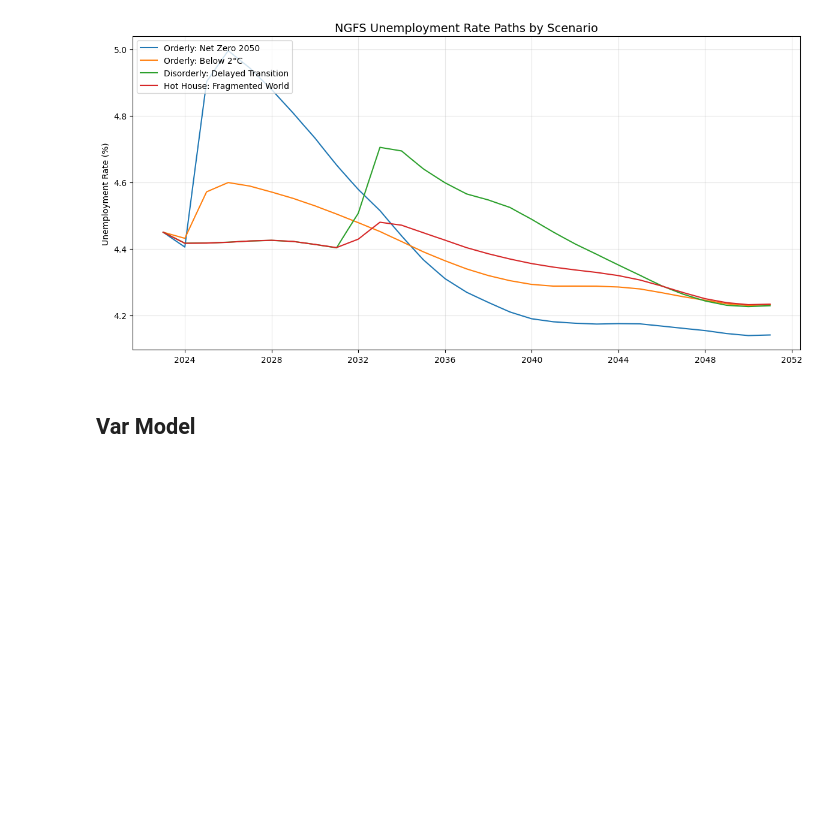
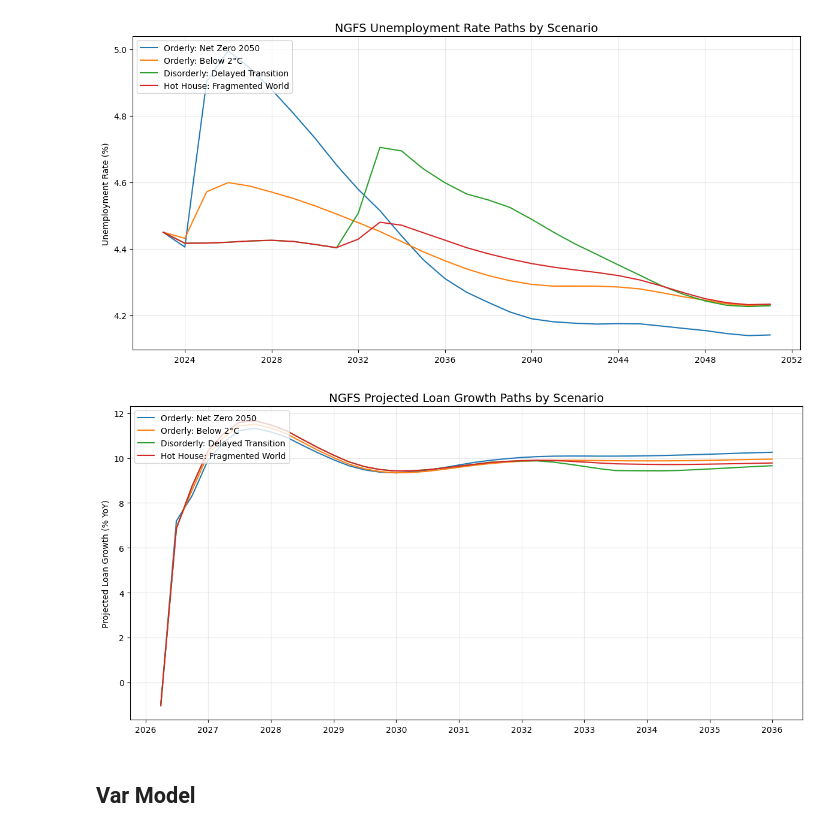
Before and after one commit to gpointd/ECON-522-Forecasting-Project, a Jupyter notebook: Climate Data/Climate Analysis.ipynb, the cells around one changed output. Cells and saved outputs as stored; diff of their text form; code cells hidden in the pictures; blank space fills up the shorter version.

```diff
--- a/Climate Data/Climate Analysis.ipynb
+++ b/Climate Data/Climate Analysis.ipynb
@@ -638,6 +651,19 @@ plt.tight_layout()
 plt.show()
 # %% [output]
 [figure]
+# %%
+## NGFS LOAN GROWTH path
+plt.figure(figsize=(12, 6))
+for key in results:
+    plt.plot(forecast_dates, results[key].predicted_mean, label=scenarios[key])
+plt.title('NGFS Projected Loan Growth Paths by Scenario', fontsize=14)
+plt.ylabel('Projected Loan Growth (% YoY)')
+plt.legend(loc='upper left')
+plt.grid(True, alpha=0.3)
+plt.tight_layout()
+plt.show()
+# %% [output]
+[figure, added]
 # %% [markdown]
 ## Var Model
 # %%
```
Also changed, not shown: parts of 21 cells of this notebook.
